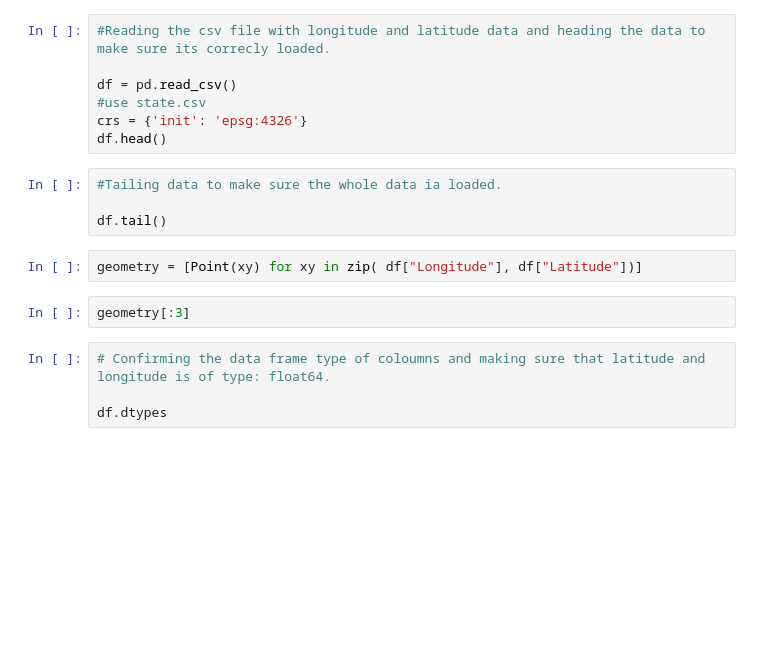
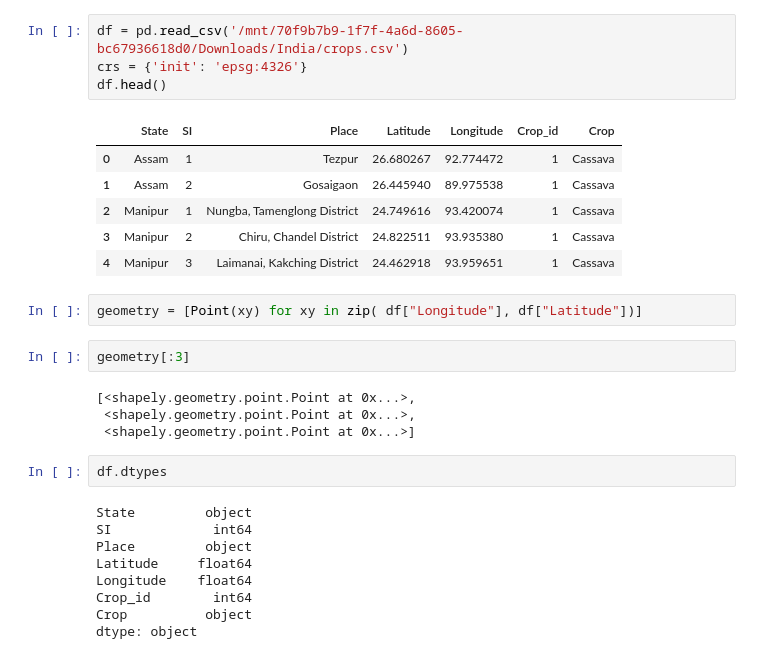
Before and after one commit to ambuvjyn/Jupyter-Notebook-to-Mark-Latitude-and-Longitude-on-Spacial-Maps, a Jupyter notebook: Map_Jupnbk.ipynb, the cells around one changed output. Saved outputs shown, nothing was run; the diff lists cells and outputs as text; blank space fills up the shorter version.

```diff
--- a/Map_Jupnbk.ipynb
+++ b/Map_Jupnbk.ipynb
@@ -21,19 +17,30 @@ india_map.plot(ax = ax)
 # %%
-#Reading the csv file with longitude and latitude data and heading the data to make sure its correcly loaded.
-
-df = pd.read_csv()
-#use state.csv
+df = pd.read_csv('/mnt/70f9b7b9-1f7f-4a6d-8605-bc67936618d0/Downloads/India/crops.csv')
 crs = {'init': 'epsg:4326'}
 df.head()
+# %% [output]
+|  | State | SI | Place | Latitude | Longitude | Crop_id | Crop |
+| 0 | Assam | 1 | Tezpur | 26.680267 | 92.774472 | 1 | Cassava |
+| 1 | Assam | 2 | Gosaigaon | 26.445940 | 89.975538 | 1 | Cassava |
+| 2 | Manipur | 1 | Nungba, Tamenglong District | 24.749616 | 93.420074 | 1 | Cassava |
+| 3 | Manipur | 2 | Chiru, Chandel District | 24.822511 | 93.935380 | 1 | Cassava |
+| 4 | Manipur | 3 | Laimanai, Kakching District | 24.462918 | 93.959651 | 1 | Cassava |
-# %%
-#Tailing data to make sure the whole data ia loaded.
-
-df.tail()
 # %%
 geometry = [Point(xy) for xy in zip( df["Longitude"], df["Latitude"])]
 # %%
 geometry[:3]
+# %% [output]
+[<shapely.geometry.point.Point at 0x...>,
+ <shapely.geometry.point.Point at 0x...>,
+ <shapely.geometry.point.Point at 0x...>]
 # %%
-# Confirming the data frame type of coloumns and making sure that latitude and longitude is of type: float64.
-
 df.dtypes
+# %% [output]
+State         object
+SI             int64
+Place         object
+Latitude     float64
+Longitude    float64
+Crop_id        int64
+Crop          object
+dtype: object
```
Also changed, not shown: parts of 7 cells of this notebook.
